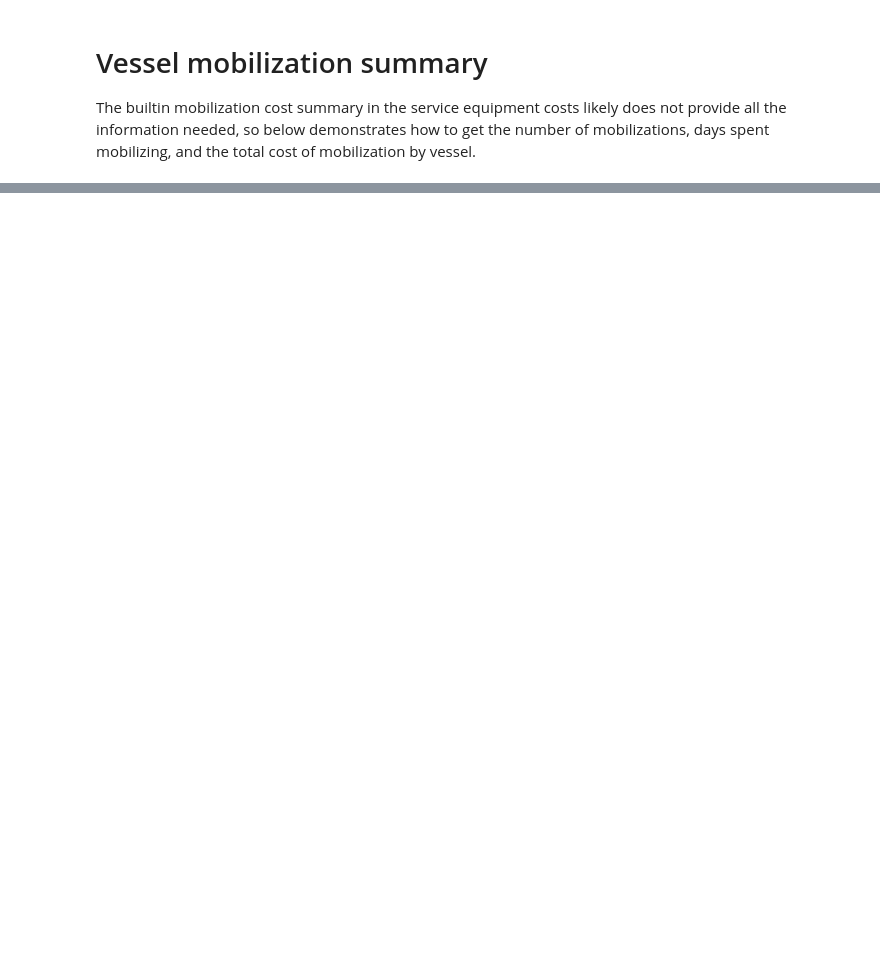
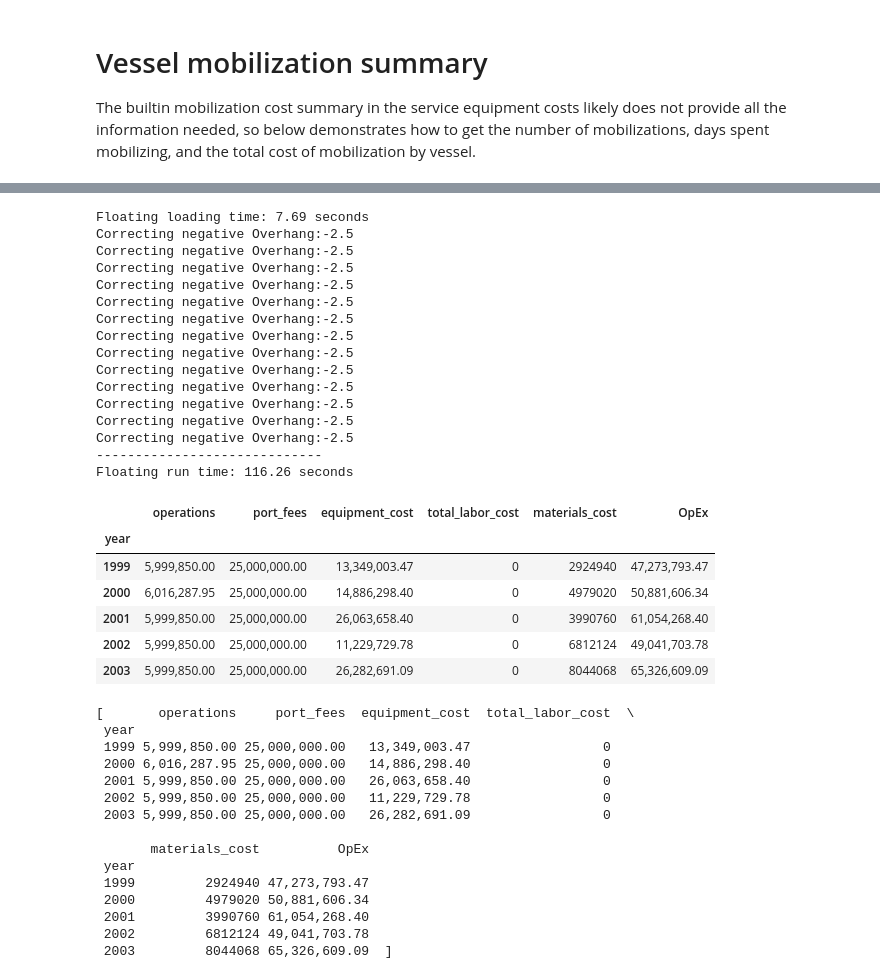
Before and after one commit to NREL/WAVES, a Jupyter notebook: examples/example-floating-deep.ipynb, the cells around one changed output, grey strips where cells are left out. Saved outputs shown, nothing was run; the diff lists cells and outputs as text; code cells hidden in the pictures; blank space fills up the shorter version.

```diff
--- a/examples/example-floating-deep.ipynb
+++ b/examples/example-floating-deep.ipynb
@@ -580,0 +571,42 @@ mobilization_summary
+# %%
+
+
+def run_waves(project_floating):
+    start2 = perf_counter()
+    project_floating.run(
+        which_floris="wind_rose",
+        full_wind_rose=False,
+        floris_reinitialize_kwargs=dict(cut_in_wind_speed=3.0, cut_out_wind_speed=25.0)
+    )
+    project_floating.wombat.env.cleanup_log_files()  # Delete logging data from the WOMBAT simulations
+    end2 = perf_counter()
+
+    print("-" * 29)  # separate our timing from the ORBIT and FLORIS run-time warnings
+    print(f"Floating run time: {end2 - start2:,.2f} seconds")
+
+    return project_floating
+# %%
+import pandas as pd
+
+NUM_RUNS = 2
+opex_dfs = []
+
+for i in range(NUM_RUNS):
+    # Add in the library path for both configurations
+    config_floating.update({"library_path": library_path,})
+    start2 = perf_counter()
+    project_floating = Project.from_dict(config_floating)
+    end2 = perf_counter()
+    print(f"Floating loading time: {(end2-start2):,.2f} seconds")
+    project_floating = run_waves(project_floating)
+    opex_df = project_floating.wombat.metrics.opex(frequency='annual', by_category=True)
+    display(opex_df)
+    opex_dfs.append(opex_df)
+    display(opex_dfs)
+
+# Concatenate along a new axis and compute the mean over all runs
+average_opex_df = pd.concat(opex_dfs).groupby(level=0).mean()
+
+# Save to CSV
+average_opex_df.to_csv('average_opex_over_20_runs.csv')
+# %% [output]
@@ -580,0 +617,38 @@ mobilization_summary
+Floating loading time: 7.69 seconds
+Correcting negative Overhang:-2.5
+Correcting negative Overhang:-2.5
+Correcting negative Overhang:-2.5
+Correcting negative Overhang:-2.5
+Correcting negative Overhang:-2.5
+Correcting negative Overhang:-2.5
+Correcting negative Overhang:-2.5
+Correcting negative Overhang:-2.5
+Correcting negative Overhang:-2.5
+Correcting negative Overhang:-2.5
+Correcting negative Overhang:-2.5
+Correcting negative Overhang:-2.5
+Correcting negative Overhang:-2.5
+-----------------------------
+Floating run time: 116.26 seconds
+|  | operations | port_fees | equipment_cost | total_labor_cost | materials_cost | OpEx |
+| year |  |  |  |  |  |  |
+| 1999 | 5,999,850.00 | 25,000,000.00 | 13,349,003.47 | 0 | 2924940 | 47,273,793.47 |
+| 2000 | 6,016,287.95 | 25,000,000.00 | 14,886,298.40 | 0 | 4979020 | 50,881,606.34 |
+| 2001 | 5,999,850.00 | 25,000,000.00 | 26,063,658.40 | 0 | 3990760 | 61,054,268.40 |
+| 2002 | 5,999,850.00 | 25,000,000.00 | 11,229,729.78 | 0 | 6812124 | 49,041,703.78 |
+| 2003 | 5,999,850.00 | 25,000,000.00 | 26,282,691.09 | 0 | 8044068 | 65,326,609.09 |
+[       operations     port_fees  equipment_cost  total_labor_cost  \
+ year
+ 1999 5,999,850.00 25,000,000.00   13,349,003.47                 0
+ 2000 6,016,287.95 25,000,000.00   14,886,298.40                 0
+ 2001 5,999,850.00 25,000,000.00   26,063,658.40                 0
+ 2002 5,999,850.00 25,000,000.00   11,229,729.78                 0
+ 2003 5,999,850.00 25,000,000.00   26,282,691.09                 0
+
+       materials_cost          OpEx
+ year
+ 1999         2924940 47,273,793.47
+ 2000         4979020 50,881,606.34
+ 2001         3990760 61,054,268.40
+ 2002         6812124 49,041,703.78
+ 2003         8044068 65,326,609.09  ]
```
Also changed, not shown: parts of 25 cells of this notebook, 14 other files.
